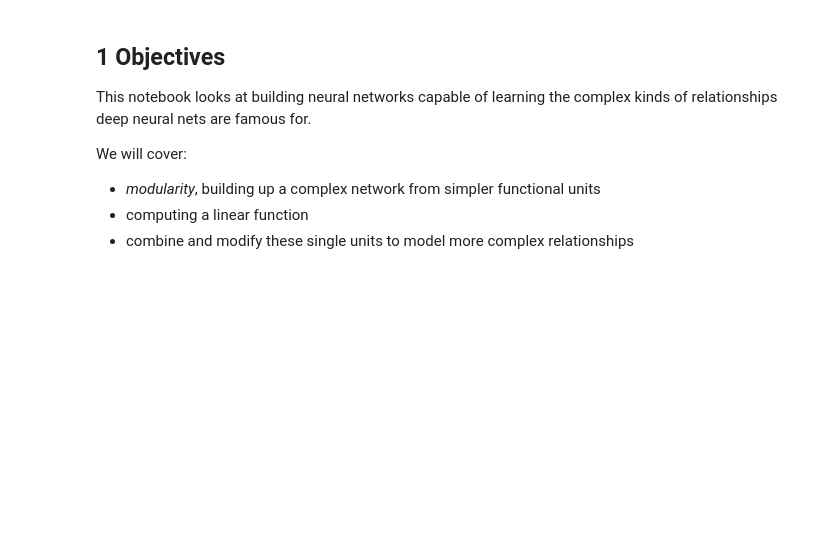
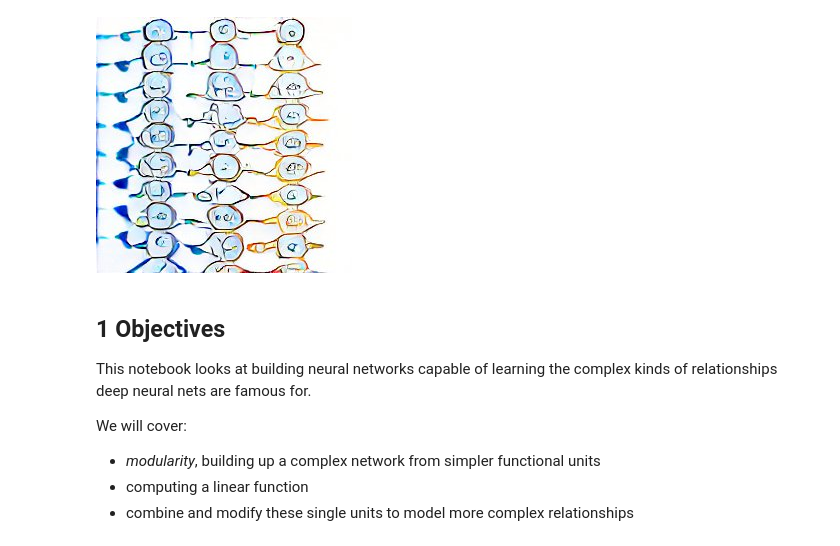
Before and after one commit to C7082-2022/labs-cv-colab, a Jupyter notebook: 03-DL-basics/2-deep-neural-networks.ipynb, the cells around one changed output. Cells and saved outputs as stored; diff of their text form; code cells hidden in the pictures; blank space fills up the shorter version.

```diff
--- a/03-DL-basics/2-deep-neural-networks.ipynb
+++ b/03-DL-basics/2-deep-neural-networks.ipynb
@@ -15,3 +12,8 @@
+# %%
+Image("img/craiyon-nn.jpg")
+# Craiyon.com "Single neuron"
+# %% [output]
+[figure, added]
 # %% [markdown]
 ## 1 Objectives
 
```
Also changed, not shown: parts of 20 cells of this notebook, 3 other files.
